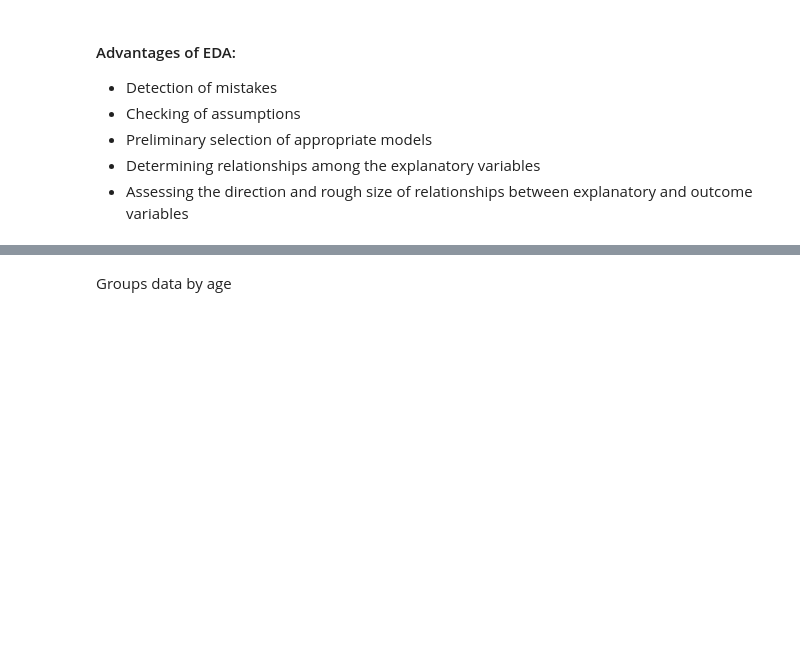
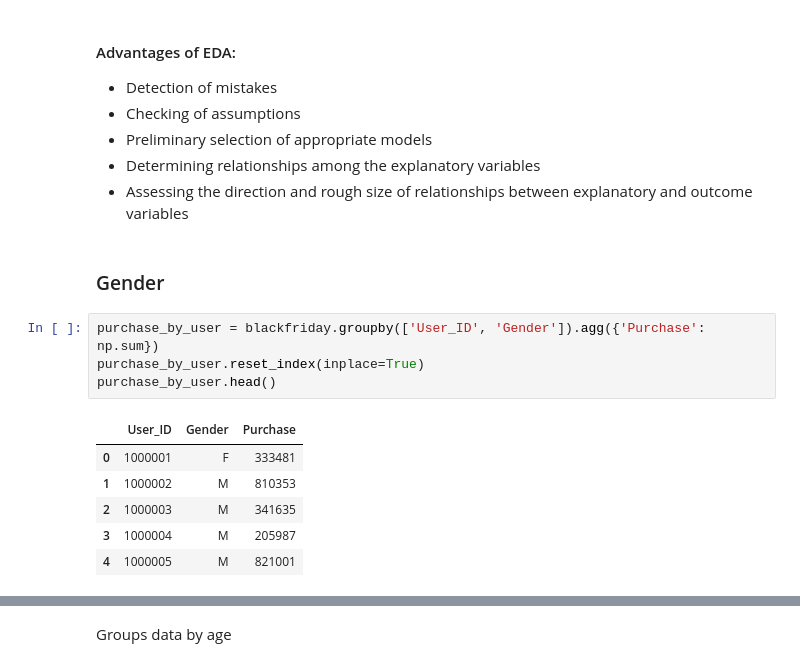
Before and after one commit to mtruon11/Black-Friday-Analysis, a Jupyter notebook: Black-Friday-Analysis.ipynb, the cells around one changed output, grey strips where cells are left out. Cells and saved outputs as stored; diff of their text form; blank space fills up the shorter version.

```diff
--- a/Black-Friday-Analysis.ipynb
+++ b/Black-Friday-Analysis.ipynb
@@ -118,3 +121,16 @@ category_table.head()
 - Preliminary selection of appropriate models
 - Determining relationships among the explanatory variables
 - Assessing the direction and rough size of relationships between explanatory and outcome variables
+# %% [markdown]
+### Gender
+# %%
+purchase_by_user = blackfriday.groupby(['User_ID', 'Gender']).agg({'Purchase': np.sum})
+purchase_by_user.reset_index(inplace=True)
+purchase_by_user.head()
+# %% [output]
+|  | User_ID | Gender | Purchase |
+| 0 | 1000001 | F | 333481 |
+| 1 | 1000002 | M | 810353 |
+| 2 | 1000003 | M | 341635 |
+| 3 | 1000004 | M | 205987 |
+| 4 | 1000005 | M | 821001 |
```
Also changed, not shown: parts of 17 cells of this notebook.
